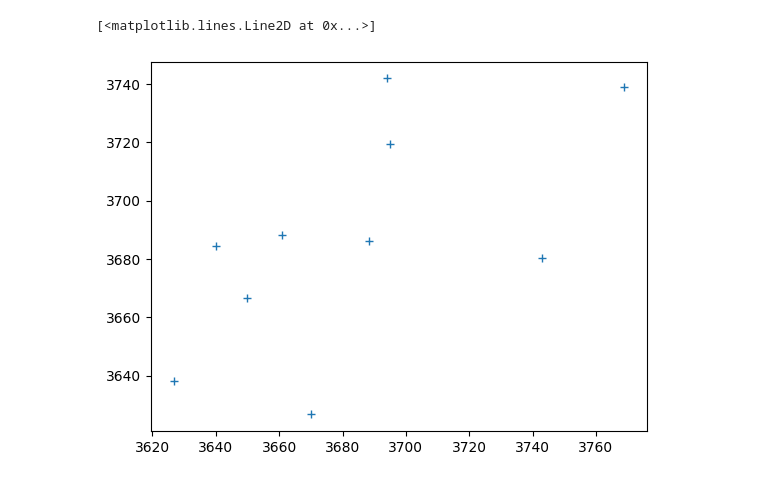
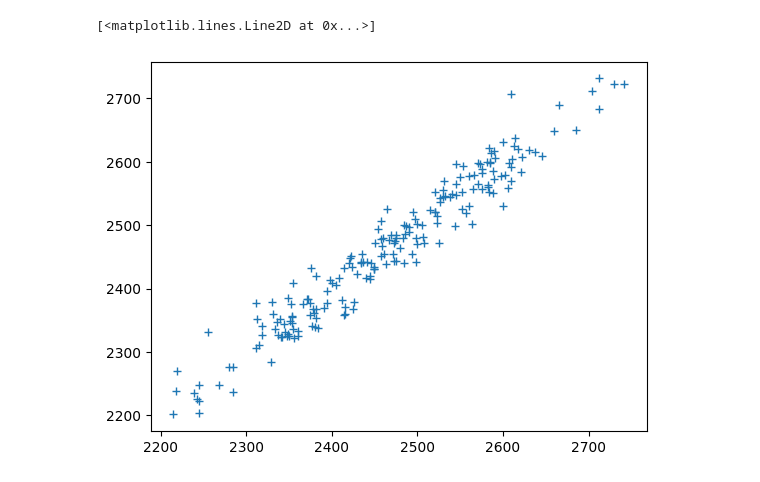
Before and after one commit to Akshaykk12/StockMarketPrediction_Linear_Regression, a Jupyter notebook: Stock_Prediction using Linear Regression.ipynb, the cells around one changed output. Cells and saved outputs as stored; diff of their text form; code cells hidden in the pictures.

```diff
--- a/Stock_Prediction using Linear Regression.ipynb
+++ b/Stock_Prediction using Linear Regression.ipynb
@@ -67,6 +61,6 @@ df
 # %%
-train_input = np.array(df.Open[0:10]).reshape(10,1)
-train_output = np.array(df.Close[0:10]).reshape(10,1)
+train_input = np.array(df.OPEN[0:200]).reshape(200,1)
+train_output = np.array(df.close[0:200]).reshape(200,1)
 
-test_input = np.array(df.Open[10:20]).reshape(9,1)
-test_output = np.array(df.Close[10:20]).reshape(9,1)
+test_input = np.array(df.OPEN[200:247]).reshape(47,1)
+test_output = np.array(df.close[200:247]).reshape(47,1)
@@ -94,58 +67,5 @@ test_output = np.array(df.Close[10:20]).reshape(9,1)
-# %%
-plt.plot(train_input, train_output, '+')
-# plt.plot(test_input, test_output, '*')
-# %% [output]
-[<matplotlib.lines.Line2D at 0x...>]
-[figure, removed]
 # %%
-class LinearRegression:
-    def __init__(self):
-        self.parameters= {}
-
-    def forward_propagation(self, train_input):
-        m = self.parameters['m']
-        c = self.parameters['c']
-        prediction = np.multiply(m, train_input) + c
-        return prediction
-
-    def cost_function(self, prediction, train_output):
-        cost = np.mean((train_output - prediction) ** 2)
-        return cost
-
-    def backward_propagation(self, train_input, train_output, prediction):
-        derivatives = {}
-        df = (train_output - prediction) * -1
-        dm = np.mean(np.multiply(train_input, df))
-        dc = np.mean(df)
-        derivatives['dm']=dm
-        derivatives['dc']=dc
-        return derivatives
-
-    def update_parameters(self, derivatives, learning_rate):
-        self.parameters['m'] = self.parameters['m'] - learning_rate * derivatives['dm']
-        self.parameters['c'] = self.parameters['c'] - learning_rate * derivatives['dc']
-
-    def train(self, train_input, train_output, learning_rate, iters):
-        self.parameters['m'] = np.random.uniform(0,1) * -1
-        self.parameters['c'] = np.random.uniform(0,1) * -1
-
-        self.loss=[]
-
-        for i in range(iters):
-
-            prediction = self.forward_propagation(train_input)
-
-            cost = self.cost_function(prediction, train_output)
-
-            self.loss.append(cost)
-            print("Iteration = {}, Loss = {}".format(i+1, cost))
-
-            derivatives= self.backward_propagation(train_input, train_output, prediction)
-
-            self.update_parameters(derivatives, learning_rate)
-
-        return self.parameters, self.loss
-
-    def predict(self, new_input):
-        prediction= self.forward_propagation(new_input)
-        return prediction
+plt.plot(train_input, train_output, '+')
+# %% [output]
+[<matplotlib.lines.Line2D at 0x...>]
+[figure, added]
```
Also changed, not shown: parts of 19 cells of this notebook, 1 other file.
